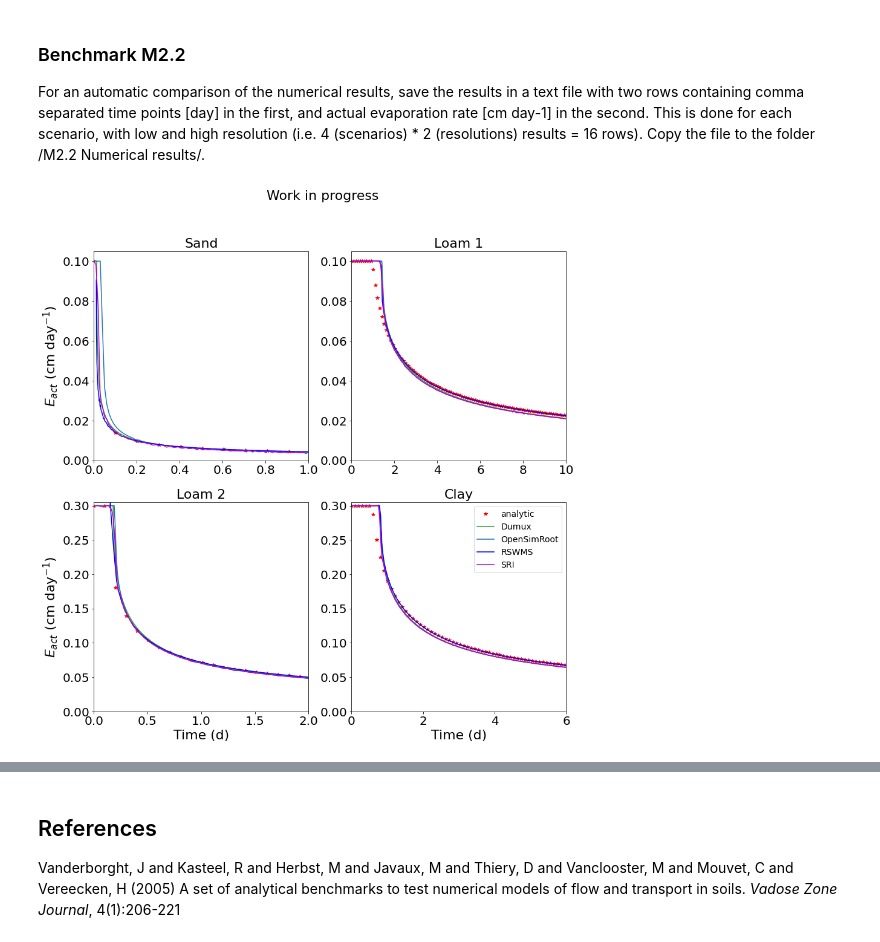
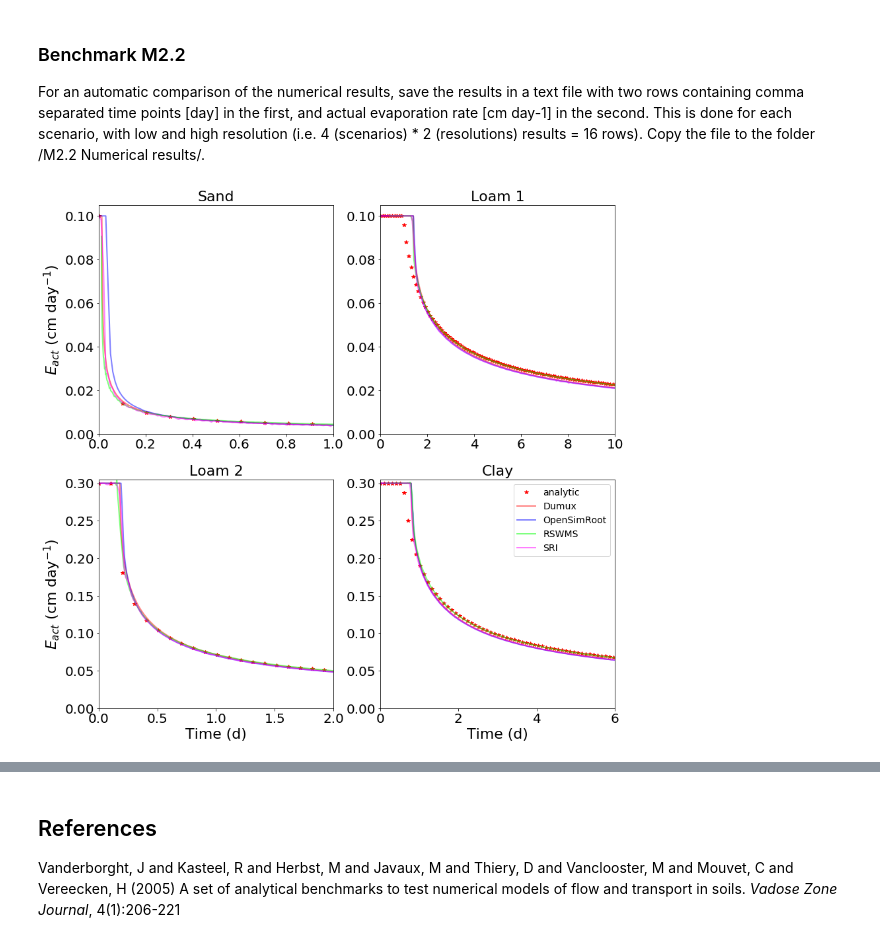
Before and after one commit to RSA-benchmarks/collaborative-comparison, a Jupyter notebook: M2 Water flow in soil/M2.2 Evaporation/M2.2 Automated comparison.ipynb, the cells around one changed output, grey strips where cells are left out. Drawn from its saved outputs; the diff is of its cells as text; code cells hidden in the pictures.

```diff
--- a/M2 Water flow in soil/M2.2 Evaporation/M2.2 Automated comparison.ipynb
+++ b/M2 Water flow in soil/M2.2 Evaporation/M2.2 Automated comparison.ipynb
@@ -67,9 +21,4 @@ def nRMSE(y_ana, y_num):
 # %%
-# Computation of analytical solution
-sand = Parameters(0.045, 0.43, 0.15, 3, 1000)
-loam = Parameters(0.08, 0.43, 0.04, 1.6, 50)
-clay = Parameters(0.1, 0.4, 0.01, 1.1, 10)
-#
 jwpot_ = [-0.1, -0.1, -0.3, -0.3] # potential eflux (cm/day)
 head_i_ = [-40, -200, -200, -200] # initial soil matric potential (cm)
 
@@ -95,15 +44,15 @@ for i,soil in enumerate([sand, loam, loam, clay]):
     alpha, err = integrate.quad(fun_dw,0,1)
     alpha /= int_dw  # Eqn 42
 
-    mu = ( 3*beta*(1+sqrt(1-(14/9)*(1-alpha/pow(1-beta,2)) ) ) ) / ( 2*(1-beta)*(alpha/pow(1-beta,2)-1) ) # Eqb 41
-    sw = lambda theta_sur, theta_i: (theta_i-theta_sur)*sqrt((4/mu)*int_dw) # Eqn 39
+    mu = ( 3*beta*(1+np.sqrt(1-(14/9)*(1-alpha/pow(1-beta,2)) ) ) ) / ( 2*(1-beta)*(alpha/pow(1-beta,2)-1) ) # Eqb 41
+    sw = lambda theta_sur, theta_i: (theta_i-theta_sur)*np.sqrt((4/mu)*int_dw) # Eqn 39
     tdash = (sw(theta_sur, theta_i)*sw(theta_sur, theta_i)) / (4*jwpot*jwpot) # Eqn 44
     tpot =  (sw(theta_sur, theta_i)*sw(theta_sur, theta_i)) / (2*jwpot*jwpot) # Eqn 45
-    jw = lambda t: (t<tpot)*jwpot+(t>=tpot)*sw(theta_sur, theta_i)/(2*sqrt(abs(tdash+t-tpot))) # eq 46 & 47
+    jw = lambda t: (t<tpot)*jwpot+(t>=tpot)*sw(theta_sur, theta_i)/(2*np.sqrt(abs(tdash+t-tpot))) # eq 46 & 47
 
     y[:,i] = list(map(jw,t))  # evaluate
 
-t4 = t # remember results for later
+t4 = t # remember results for later comparison
 y4 = abs(y)
 # %% [markdown]
 ## Comparison of numerical solutions to reference solution
@@ -126,7 +73,7 @@ for j in range(0,4):
     ax[int(j/2),j%2].plot(t_,interp(t_),'r*', label="analytic")
 
 nrmse, nnse, l, lsoil, levap = [], [], [], [], []
-col=["C2","C0","b","m","g","k"]; lsoils=["Sand","Loam","Loam","Clay"];
+lsoils=["Sand","Loam","Loam","Clay"];
 for dirname, dirnames, filenames in os.walk('M2.2 Numerical results/.'):
     filenames.sort()
     for i,f in enumerate(filenames):
@@ -143,93 +90,32 @@ for dirname, dirnames, filenames in os.walk('M2.2 Numerical results/.'):
                 j_ = j % 4 # scenario index (i.e. 0-3)
                 eva_a = y4[:,j_]
                 interp = interp1d(t,eva,  kind='nearest', fill_value='extrapolate' )
                 eva_n = interp(sorted(t4))
                 if j>3: # compute measures for higher discretizations
                     l.append(f);
                     nrmse.append(float(nRMSE(eva_a, eva_n)))
                     lsoil.append(lsoils[j_]); levap.append(jwpot_[j_]);
-                    ax[int(j_/2),j_%2].plot(t,eva,color=col[i], label=f) # numeric solution
-                #else:
-                    #ax[int(j_/2),j_%2].plot(t,eva,':',color=col[i], label=f+" lr" )# numeric solution
+                    ax[int(j_/2),j_%2].plot(t, eva,color=col[i], label=f, linewidth = 2, alpha = 0.5)
 
                 if j_>1:
                     ax[int(j_/2),j_%2].set_xlabel("Time (d)")
                 if j == 0 or j == 2:
                     ax[int(j_/2),j_%2].set_ylabel('$E_{act}$ (cm day$^{-1}$)')
         except Exception as ex:
             print("Something went wrong with file "+f)
             print(ex)
 
 ax[0,0].set_ylim(0,0.105)
 ax[0,1].set_ylim(0,0.105)
 ax[1,0].set_ylim(0,0.305)
 ax[1,1].set_ylim(0,0.305)
 ax[0,0].set_xlim(0,1)
 ax[0,1].set_xlim(0,10)
 ax[1,0].set_xlim(0,2)
 ax[1,1].set_xlim(0,6)
 ax[0,0].set_title('Sand');ax[0,1].set_title('Loam 1');ax[1,0].set_title('Loam 2');ax[1,1].set_title('Clay');
 plt.legend()
-plt.rc('font', size=20)          # controls default text sizes
-plt.rc('axes', titlesize=22)     # fontsize of the axes title
-plt.rc('axes', labelsize=22)    # fontsize of the x and y labels
-plt.rc('xtick', labelsize=20)    # fontsize of the tick labels
-plt.rc('ytick', labelsize=20)    # fontsize of the tick labels
-plt.rc('legend', fontsize=14)    # legend fontsize
-plt.rc('figure', titlesize=22)  # fontsize of the figure title
-fig.suptitle("Work in progress")
 plt.savefig('m22_results.png', dpi=300, bbox_inches = "tight")
 plt.show()
-
-import pandas as pd
-# initialize list of lists
-data_ = np.array([l, lsoil, levap, nrmse])
-data_ = np.array(data_.transpose())
-# Create the pandas DataFrame
-df = pd.DataFrame(data_, columns = ['Name','Soil','Tpot','nRSME'] )
-df['Tpot'] = df['Tpot'].astype(float)
-df['Tpot'] = df['Tpot'].map('{:,.1f}'.format)
-df['nRSME'] = df['nRSME'].astype(float)
-df['nRSME'] = df['nRSME'].map('{:,.4f}'.format)
-#df['nNSE'] = df['nNSE'].astype(float)
-#df['nNSE'] = df['nNSE'].map('{:,.4f}'.format)
-# print dataframe.
-df.style.set_table_styles(
-[{'selector': 'tr:nth-of-type(odd)',
-  'props': [('background', '#eee')]},
- {'selector': 'tr:nth-of-type(even)',
-  'props': [('background', 'white')]},
- {'selector': 'th',
-  'props': [('background', '#606060'),
-            ('color', 'white'),
-            ('font-family', 'verdana')]},
- {'selector': 'td',
-  'props': [('font-family', 'verdana')]},
-]
-).hide_index()
-import six
-def render_mpl_table(data, col_width=3.0, row_height=0.625, font_size=14,
-                     header_color='#40466e', row_colors=['#f1f1f2', 'w'], edge_color='w',
-                     bbox=[0, 0, 1, 1], header_columns=0,
-                     ax=None, **kwargs):
-    if ax is None:
-        size = (np.array(data.shape[::-1]) + np.array([0, 1])) * np.array([col_width, row_height])
-        fig, ax = plt.subplots(figsize=size)
-        ax.axis('off')
-    mpl_table = ax.table(cellText=data.values, bbox=bbox, colLabels=data.columns, **kwargs)
-    mpl_table.auto_set_font_size(False)
-    mpl_table.set_fontsize(font_size)
-
-    for k, cell in mpl_table._cells.items():
-        cell.set_edgecolor(edge_color)
-        if k[0] == 0 or k[1] < header_columns:
-            cell.set_text_props(weight='bold', color='w')
-            cell.set_facecolor(header_color)
-        else:
-            cell.set_facecolor(row_colors[k[0]%len(row_colors) ])
-    return ax.get_figure(), ax
-
-fig,ax = render_mpl_table(df, header_columns=0, col_width=2.0)
-fig.savefig("table_m22.png")
 # %% [output]
-[figure, old version]
+[figure, new version]
```
Also changed, not shown: parts of 8 cells of this notebook, 11 other files.
